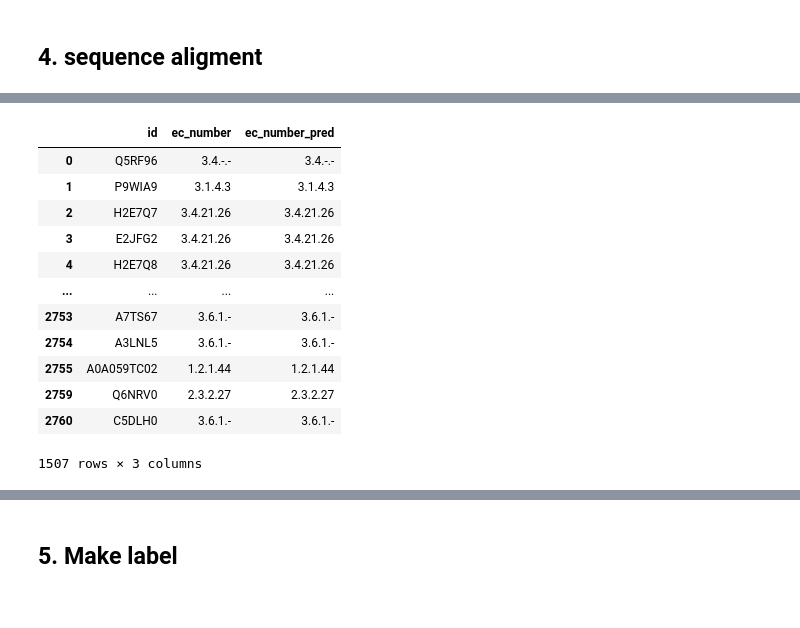
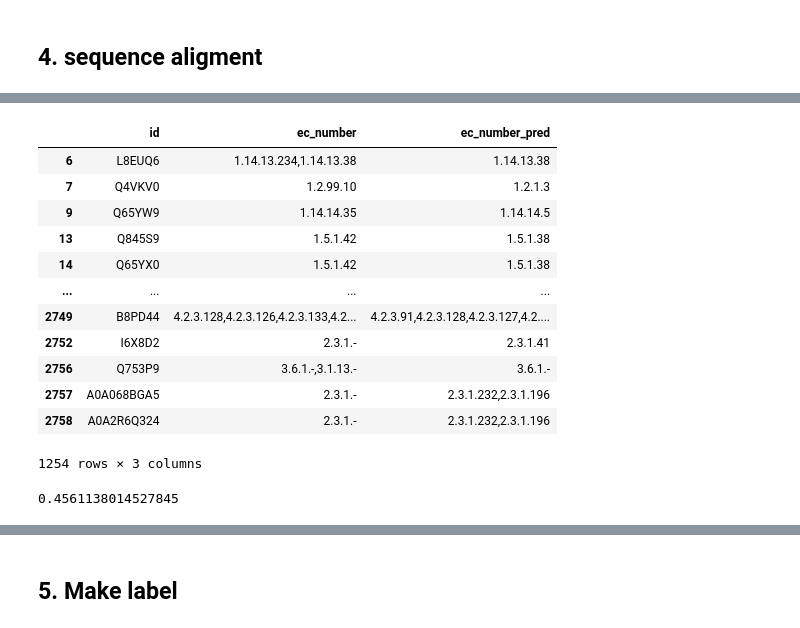
Before and after one commit to kingstdio/ECRECer, a Jupyter notebook: tasks/task3.ipynb, the cells around one changed output, grey strips where cells are left out. Drawn from its saved outputs; the diff is of its cells as text; code cells hidden in the pictures.

```diff
--- a/tasks/task3.ipynb
+++ b/tasks/task3.ipynb
@@ -89,16 +199,23 @@ res_data=res_data.merge(test, on='id', how='left')[['id','ec_number','ec_number_
+# %%
+pd.set_option('display.max_columns', 10)
+pd.set_option('display.max_rows', 20)
 # %%
-res_data[res_data.ec_number==res_data.ec_number_pred]
+res_data[res_data.ec_number!=res_data.ec_number_pred]
 # %% [output]
 |  | id | ec_number | ec_number_pred |
-| 0 | Q5RF96 | 3.4.-.- | 3.4.-.- |
-| 1 | P9WIA9 | 3.1.4.3 | 3.1.4.3 |
-| 2 | H2E7Q7 | 3.4.21.26 | 3.4.21.26 |
-| 3 | E2JFG2 | 3.4.21.26 | 3.4.21.26 |
-| 4 | H2E7Q8 | 3.4.21.26 | 3.4.21.26 |
+| 6 | L8EUQ6 | 1.14.13.234,1.14.13.38 | 1.14.13.38 |
+| 7 | Q4VKV0 | 1.2.99.10 | 1.2.1.3 |
+| 9 | Q65YW9 | 1.14.14.35 | 1.14.14.5 |
+| 13 | Q845S9 | 1.5.1.42 | 1.5.1.38 |
+| 14 | Q65YX0 | 1.5.1.42 | 1.5.1.38 |
 | ... | ... | ... | ... |
-| 2753 | A7TS67 | 3.6.1.- | 3.6.1.- |
-| 2754 | A3LNL5 | 3.6.1.- | 3.6.1.- |
-| 2755 | A0A059TC02 | 1.2.1.44 | 1.2.1.44 |
-| 2759 | Q6NRV0 | 2.3.2.27 | 2.3.2.27 |
-| 2760 | C5DLH0 | 3.6.1.- | 3.6.1.- |
+| 2749 | B8PD44 | 4.2.3.128,4.2.3.126,4.2.3.133,4.2... | 4.2.3.91,4.2.3.128,4.2.3.127,4.2.... |
+| 2752 | I6X8D2 | 2.3.1.- | 2.3.1.41 |
+| 2756 | Q753P9 | 3.6.1.-,3.1.13.- | 3.6.1.- |
+| 2757 | A0A068BGA5 | 2.3.1.- | 2.3.1.232,2.3.1.196 |
+| 2758 | A0A2R6Q324 | 2.3.1.- | 2.3.1.232,2.3.1.196 |
-1507 rows × 3 columns
+1254 rows × 3 columns
+# %%
+1507/3304
+# %% [output]
+0.4561138014527845
```
Also changed, not shown: parts of 13 cells of this notebook, 5 other files.
